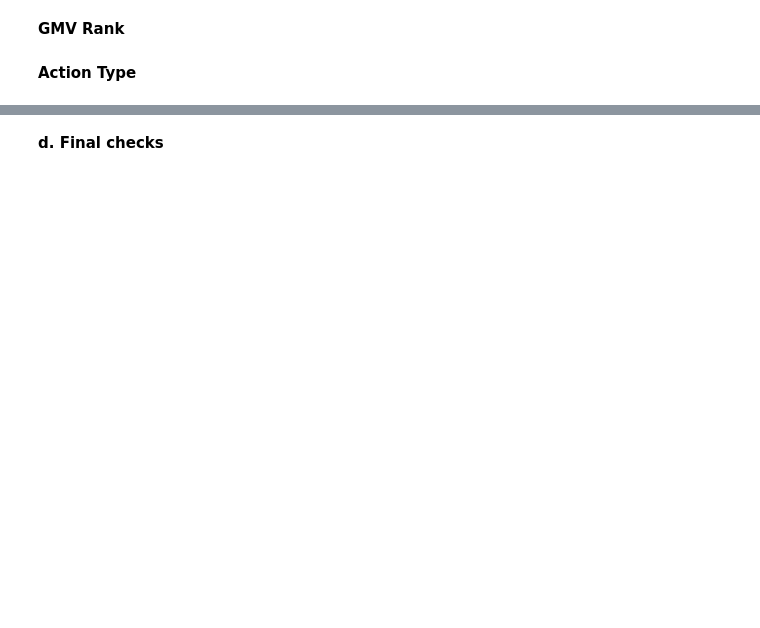
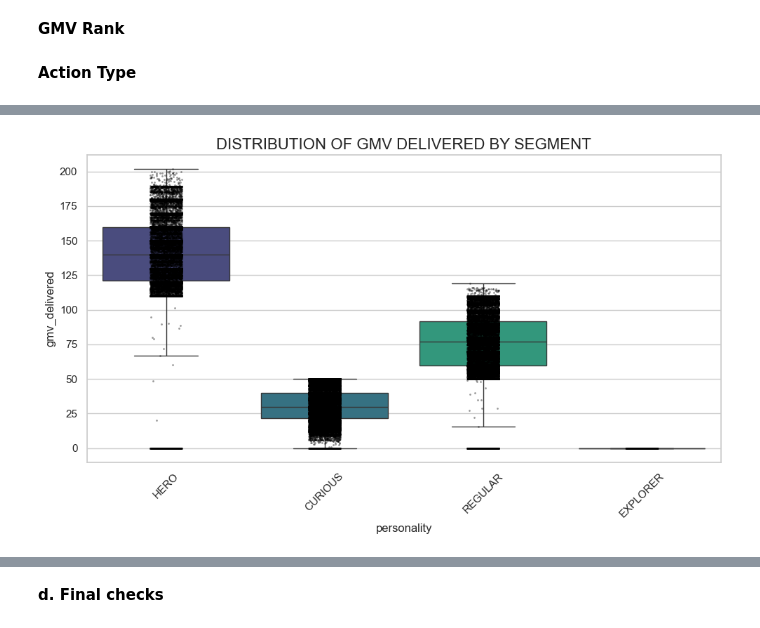
Before and after one commit to alfalfal/business_performance_analysis, a Jupyter notebook: EDA-and-modeling.ipynb, the cells around one changed output, grey strips where cells are left out. Saved outputs shown, nothing was run; the diff lists cells and outputs as text; code cells hidden in the pictures; blank space fills up the shorter version.

```diff
--- a/EDA-and-modeling.ipynb
+++ b/EDA-and-modeling.ipynb
@@ -1363,7 +1364,7 @@ The median recency (in days) is relatively high and may not be a fully reliable
 # %%
 # SET THE RECENCY THRESHOLD TO A MAXIMUM OF 182 DAYS (6 MONTHS), UNLESS THE MEDIAN RECENCY DAYS IS LESS THAN OR EQUAL TO THIS VALUE
 
-recency_threshold = min(recency_threshold, 182)
+recency_threshold =  182
 # %% [markdown]
 It is time to define a lifetime (in days) KPI to measure the span between a customer’s first and last purchase. In some cases, customers may place multiple orders on the same day and be incorrectly classified as recurrent customers. This metric is essential to accurately identify one-time or short-lived customers, regardless of how many orders they placed.
 # %%
@@ -1490 +1563,5 @@ In contrast, lost orders are assumed to have a more direct impact on customer ex
+# %%
+# RECENCY DAYS FROM WHICH A CUSTOMER IS CONSIDERED AS COMPLETLY GONE
+
+lifetime_end = 548
 # %%
@@ -1639,0 +1750,49 @@ plt.show()
+# %%
+personalities = df_customers[df_customers['personality'] != 'VIP']
+# %%
+# SET THE FIGURE SIZE FOR BETTER READABILITY
+
+plt.figure(figsize=(10, 6))
+
+# CREATE THE BOXPLOT WITHOUT OUTLIERS TO AVOID VISUAL CLUTTER
+# HUE IS ASSIGNED TO personality TO MATCH THE PALETTE AND LEGEND IS DISABLED
+
+sns.boxplot(
+    data= personalities,
+    x='personality',
+    y='gmv_delivered',
+    hue='personality',
+    palette='viridis',
+    showfliers=False,
+    legend=False
+)
+
+# ADD A STRIPPLOT WITH HIGH TRANSPARENCY AND SMALLER POINT SIZE
+# THIS PREVENTS THE BLACK STAIN EFFECT WHILE SHOWING DATA DENSITY
+
+sns.stripplot(
+    data= personalities,
+    x='personality',
+    y='gmv_delivered',
+    color='black',
+    alpha=0.4,
+    size=2,
+    jitter=True
+)
+
+# SET THE TITLE AND AXIS LABELS
+
+plt.title('DISTRIBUTION OF GMV DELIVERED BY SEGMENT', fontsize=16)
+
+# ROTATE X-AXIS LABELS TO PREVENT OVERLAPPING
+
+plt.xticks(rotation=45)
+
+# AUTOMATICALLY ADJUST SUBPLOT PARAMETERS TO GIVE SPECIFIED PADDING
+
+plt.tight_layout()
+
+# DISPLAY THE PLOT
+plt.show()
+# %% [output]
+[figure, added]
```
Also changed, not shown: parts of 26 cells of this notebook, 1 other file.
